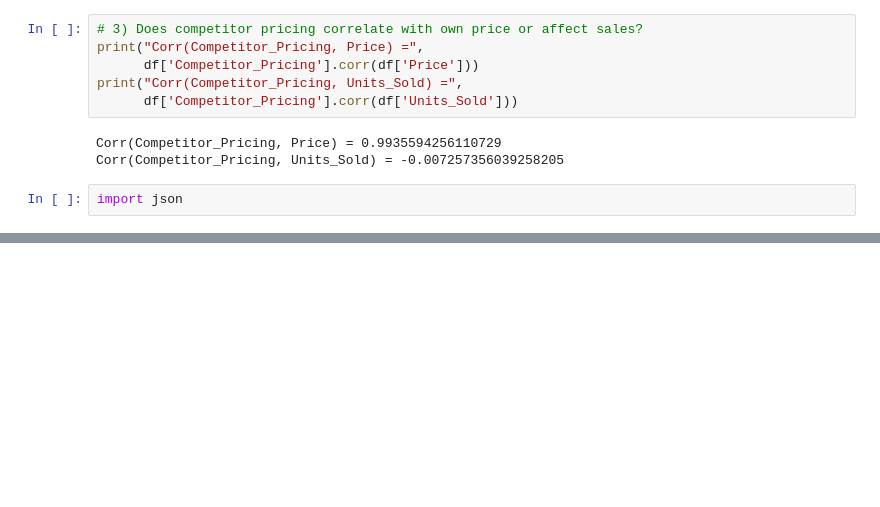
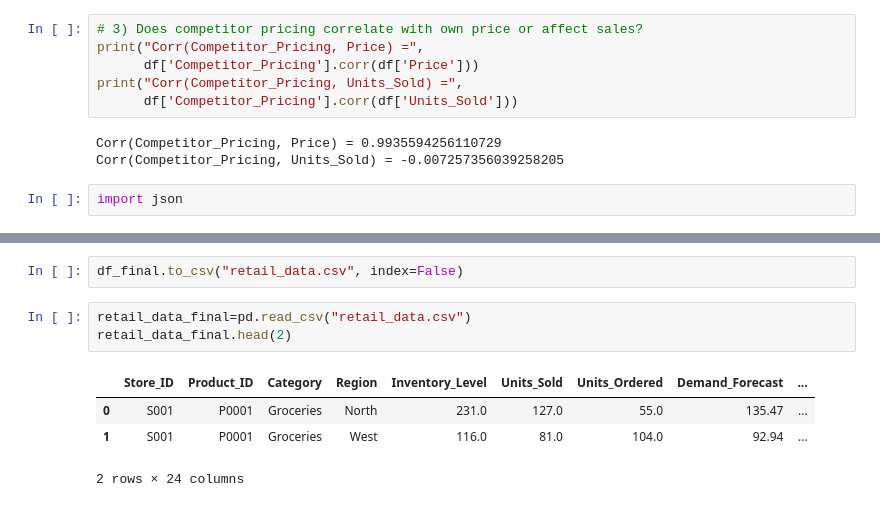
Before and after one commit to RamMahto1/Retail-Demand-Forecasting-with-Explainable-AI, a Jupyter notebook: notebook/Retail Store forecasting_EDA.ipynb, the cells around one changed output, grey strips where cells are left out. Cells and saved outputs as stored; diff of their text form; blank space fills up the shorter version.

```diff
--- a/notebook/Retail Store forecasting_EDA.ipynb
+++ b/notebook/Retail Store forecasting_EDA.ipynb
@@ -409,0 +472,10 @@ print(json.dumps(summary, indent=2))
+# %%
+df_final.to_csv("retail_data.csv", index=False)
+# %%
+retail_data_final=pd.read_csv("retail_data.csv")
+retail_data_final.head(2)
+# %% [output]
+|  | Store_ID | Product_ID | Category | Region | Inventory_Level | Units_Sold | Units_Ordered | Demand_Forecast | ... |
+| 0 | S001 | P0001 | Groceries | North | 231.0 | 127.0 | 55.0 | 135.47 | ... |
+| 1 | S001 | P0001 | Groceries | West | 116.0 | 81.0 | 104.0 | 92.94 | ... |
+2 rows × 24 columns
```
Also changed, not shown: parts of 15 cells of this notebook, 27 other files.
